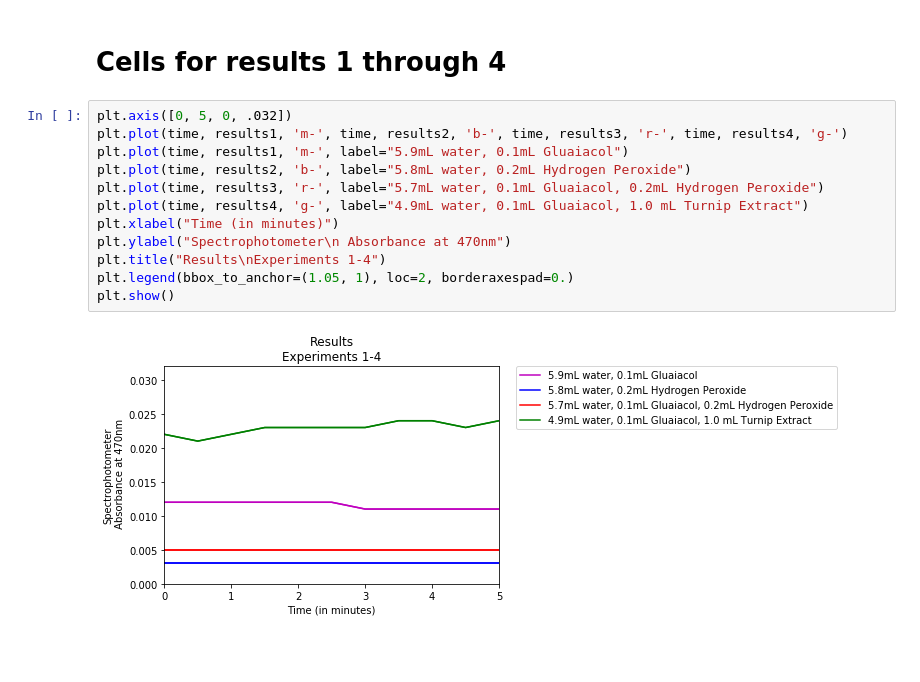
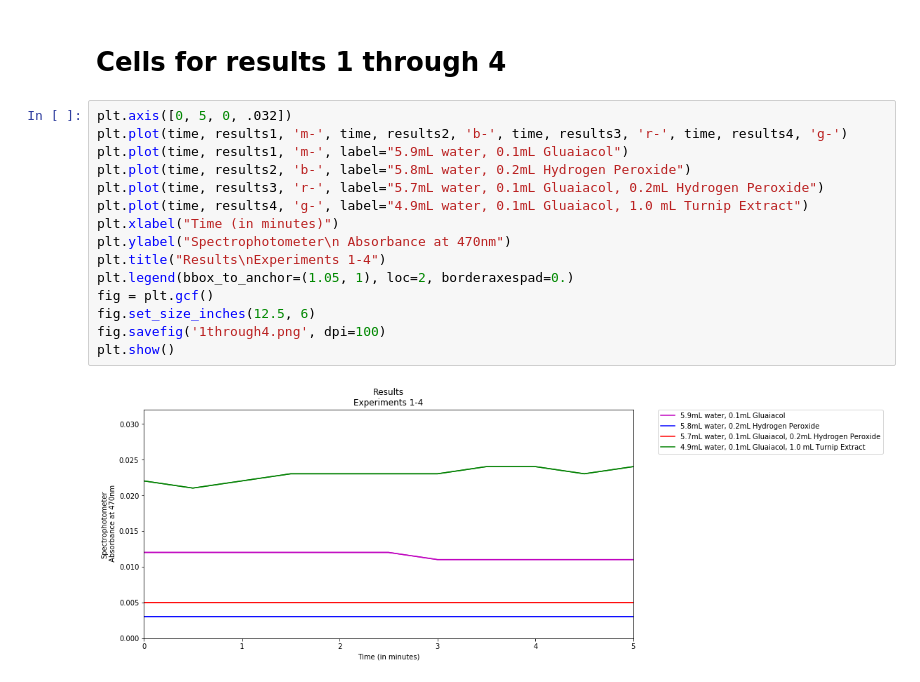
Before and after one commit to matthew-huff/bioGraphs, a Jupyter notebook: bioGraphs-checkpoint.ipynb, the cells around one changed output. Saved outputs shown, nothing was run; the diff lists cells and outputs as text; blank space fills up the shorter version.

```diff
--- a/bioGraphs-checkpoint.ipynb
+++ b/bioGraphs-checkpoint.ipynb
@@ -39,14 +40,17 @@ plt.show()
 # %%
 plt.axis([0, 5, 0, .032])
 plt.plot(time, results1, 'm-', time, results2, 'b-', time, results3, 'r-', time, results4, 'g-')
 plt.plot(time, results1, 'm-', label="5.9mL water, 0.1mL Gluaiacol")
 plt.plot(time, results2, 'b-', label="5.8mL water, 0.2mL Hydrogen Peroxide")
 plt.plot(time, results3, 'r-', label="5.7mL water, 0.1mL Gluaiacol, 0.2mL Hydrogen Peroxide")
 plt.plot(time, results4, 'g-', label="4.9mL water, 0.1mL Gluaiacol, 1.0 mL Turnip Extract")
 plt.xlabel("Time (in minutes)")
 plt.ylabel("Spectrophotometer\n Absorbance at 470nm")
 plt.title("Results\nExperiments 1-4")
 plt.legend(bbox_to_anchor=(1.05, 1), loc=2, borderaxespad=0.)
+fig = plt.gcf()
+fig.set_size_inches(12.5, 6)
+fig.savefig('1through4.png', dpi=100)
 plt.show()
 # %% [output]
-[figure, old version]
+[figure, new version]
```
Also changed, not shown: parts of 2 cells of this notebook.
